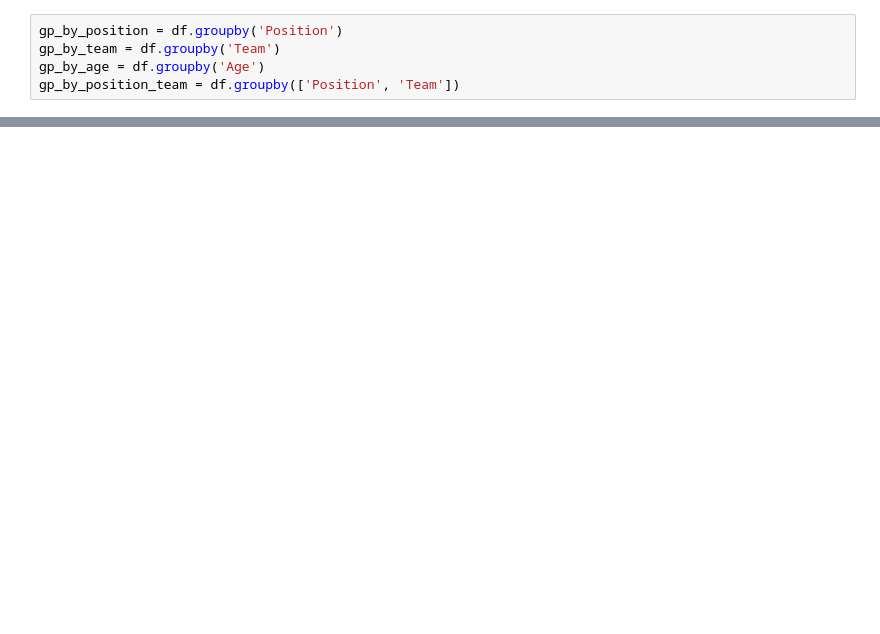
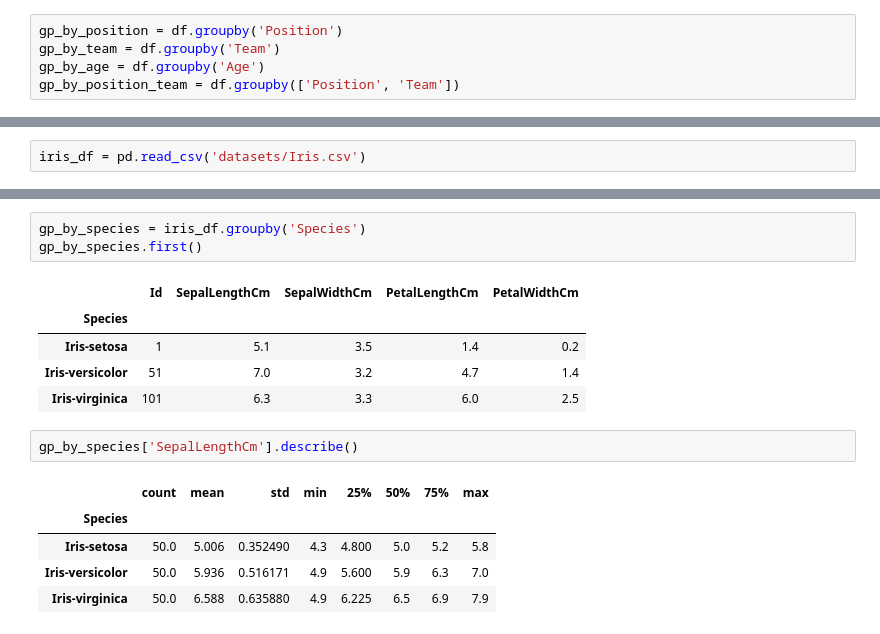
Before and after one commit to AbhishekBhosale46/TE_SEM6, a Jupyter notebook: DSBDAL/Assi3_DescriptiveStats.ipynb, the cells around one changed output, grey strips where cells are left out. Cells and saved outputs as stored; diff of their text form; blank space fills up the shorter version.

```diff
--- a/DSBDAL/Assi3_DescriptiveStats.ipynb
+++ b/DSBDAL/Assi3_DescriptiveStats.ipynb
@@ -39,0 +258,2 @@ gp_by_team['Weight'].describe()
+# %%
+iris_df = pd.read_csv('datasets/Iris.csv')
@@ -39,0 +269,17 @@ gp_by_team['Weight'].describe()
+# %%
+gp_by_species = iris_df.groupby('Species')
+gp_by_species.first()
+# %% [output]
+|  | Id | SepalLengthCm | SepalWidthCm | PetalLengthCm | PetalWidthCm |
+| Species |  |  |  |  |  |
+| Iris-setosa | 1 | 5.1 | 3.5 | 1.4 | 0.2 |
+| Iris-versicolor | 51 | 7.0 | 3.2 | 4.7 | 1.4 |
+| Iris-virginica | 101 | 6.3 | 3.3 | 6.0 | 2.5 |
+# %%
+gp_by_species['SepalLengthCm'].describe()
+# %% [output]
+|  | count | mean | std | min | 25% | 50% | 75% | max |
+| Species |  |  |  |  |  |  |  |  |
+| Iris-setosa | 50.0 | 5.006 | 0.352490 | 4.3 | 4.800 | 5.0 | 5.2 | 5.8 |
+| Iris-versicolor | 50.0 | 5.936 | 0.516171 | 4.9 | 5.600 | 5.9 | 6.3 | 7.0 |
+| Iris-virginica | 50.0 | 6.588 | 0.635880 | 4.9 | 6.225 | 6.5 | 6.9 | 7.9 |
```
Also changed, not shown: parts of 20 cells of this notebook.
